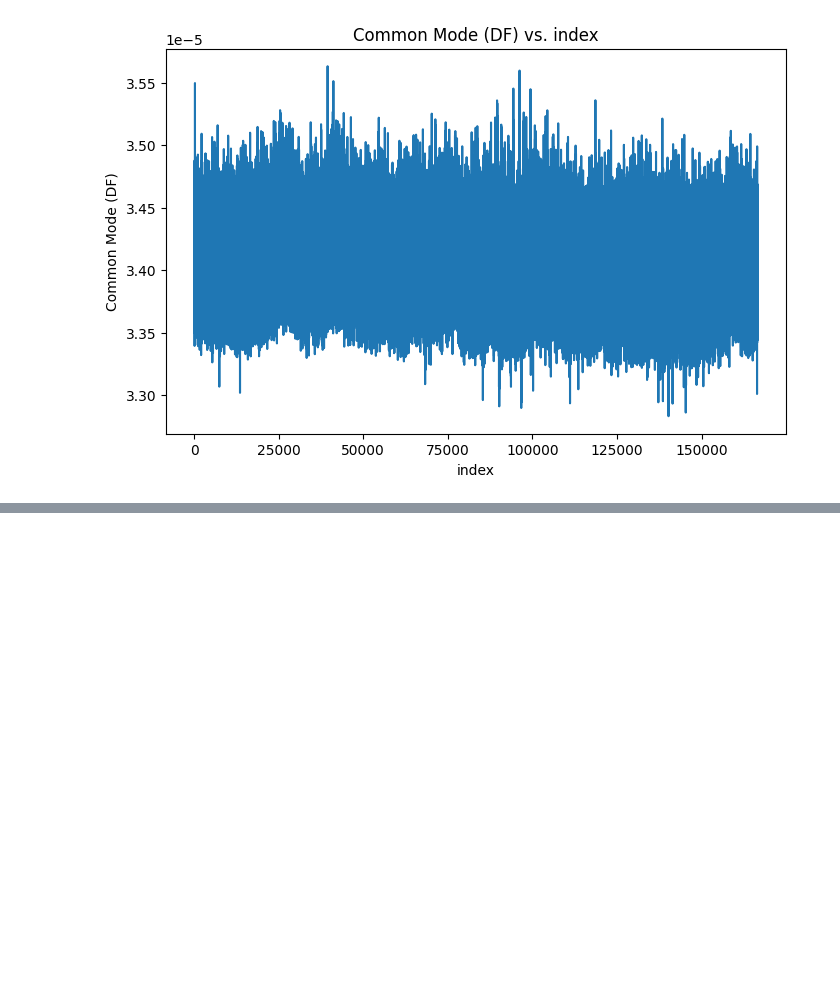
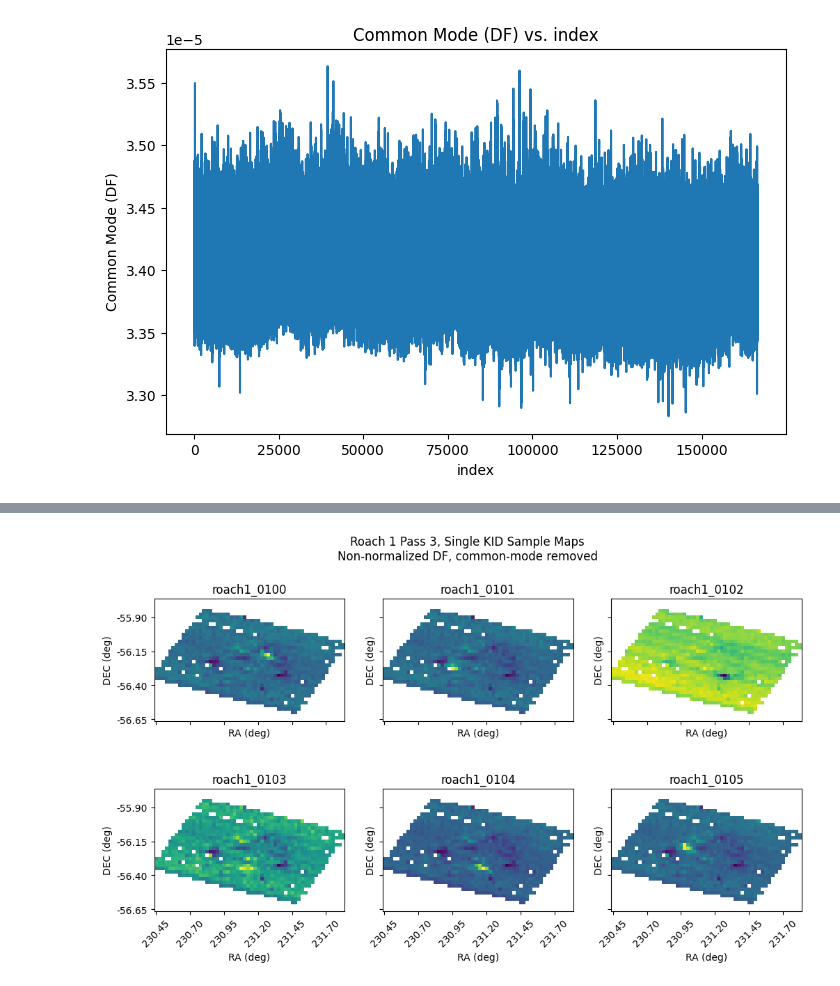
Before and after one commit to jonahjlee/blasttng-to-g3, a Jupyter notebook: notebooks/g3_processing.ipynb, the cells around one changed output, grey strips where cells are left out. Cells and saved outputs as stored; diff of their text form; code cells hidden in the pictures; blank space fills up the shorter version.

```diff
--- a/notebooks/g3_processing.ipynb
+++ b/notebooks/g3_processing.ipynb
@@ -269,0 +359,21 @@ pipe.Run()
+# %%
+# instantiate binners
+binners = [SingleMapBinner(kid=f"roach1_0{i:03}", timestreams="df_ctremoved") for i in range(100, 106)]
+
+# create the pipeline
+pipe = core.G3Pipeline()
+pipe.Add(core.G3Reader, filename=all_df_file)
+pipe.Add(ut.remove_common_mode)
+for binner in binners:
+    pipe.Add(binner)
+pipe.Run()
+
+fig, axs = plt.subplots(2, 3, figsize=(12, 6.5), sharex='all', sharey='all')
+fig.suptitle("Roach 1 Pass 3, Single KID Sample Maps"
+            "\nNon-normalized DF, common-mode removed")
+
+for binner, ax in zip(binners, axs.flat):
+    binner.plot(ax=ax)
+plt.show()
+# %% [output]
+[figure, added]
```
Also changed, not shown: parts of 5 cells of this notebook, 2 other files.
